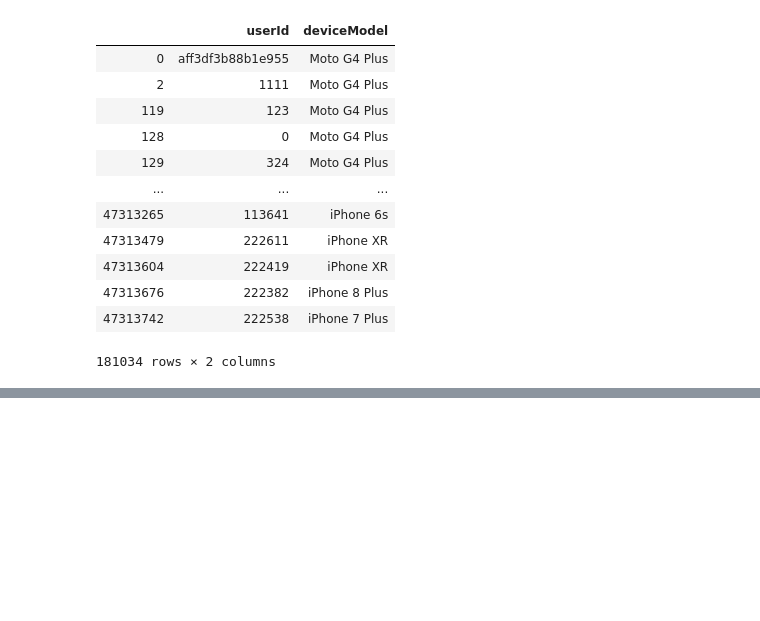
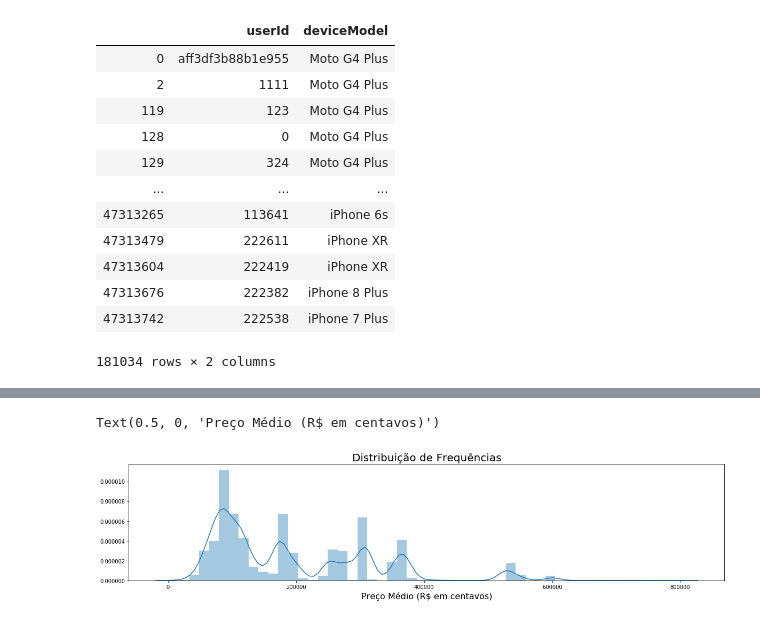
Before and after one commit to emmanuelperotto/phones-crawler, a Jupyter notebook: classification.ipynb, the cells around one changed output, grey strips where cells are left out. Saved outputs shown, nothing was run; the diff lists cells and outputs as text; code cells hidden in the pictures; blank space fills up the shorter version.

Commit message:
improving classification performance and clusters

```diff
--- a/classification.ipynb
+++ b/classification.ipynb
@@ -95,0 +57,21 @@ classifications_data_frame
+# %%
+df = pandas.merge(left=parquet_file, right=devices_price_info, left_on="deviceModel", right_on="device_model_searched")
+df = df.assign(classification="undefined")
+df = df.drop(columns=["device_model_searched", "count", "std", "min", "25%", "50%", "75%", "max"])
+df = df.rename(columns={ "mean": "mean_price_cents" })
+
+VERY_LOW_END = (df["mean_price_cents"] >= 0) & (df["mean_price_cents"] <= 600_00)
+LOW_END = (df["mean_price_cents"] > 600_00) & (df["mean_price_cents"] <= 1200_00)
+MID_RANGE = (df["mean_price_cents"] > 1200_00) & (df["mean_price_cents"] <= 2000_00)
+HIGH_MID_RANGE = (df["mean_price_cents"] > 2000_00) & (df["mean_price_cents"] <= 3000_00)
+HIGH_END = (df["mean_price_cents"] > 3000_00) & (df["mean_price_cents"] <= 5000_00)
+GOURMET = df["mean_price_cents"] > 5000_00
+
+df.loc[VERY_LOW_END, "classification"] = "very_low_end"
+df.loc[LOW_END, "classification"] = "low_end"
+df.loc[MID_RANGE, "classification"] = "mid_range"
+df.loc[HIGH_MID_RANGE, "classification"] = "high_mid_range"
+df.loc[HIGH_END, "classification"] = "high_end"
+df.loc[GOURMET, "classification"] = "gourmet"
+
+df
@@ -97,0 +94,10 @@ classifications_data_frame.to_csv("./files/classification.csv")
+# %%
+valid = df[df["mean_price_cents"].notnull()]
+
+ax = sns.distplot(valid["mean_price_cents"])
+ax.figure.set_size_inches(20, 4)
+ax.set_title('Distribuição de Frequências', fontsize=20)
+ax.set_xlabel('Preço Médio (R$ em centavos)', fontsize=16)
+# %% [output]
+Text(0.5, 0, 'Preço Médio (R$ em centavos)')
+[figure, added]
```
Also changed, not shown: parts of 7 cells of this notebook, 2 other files.
